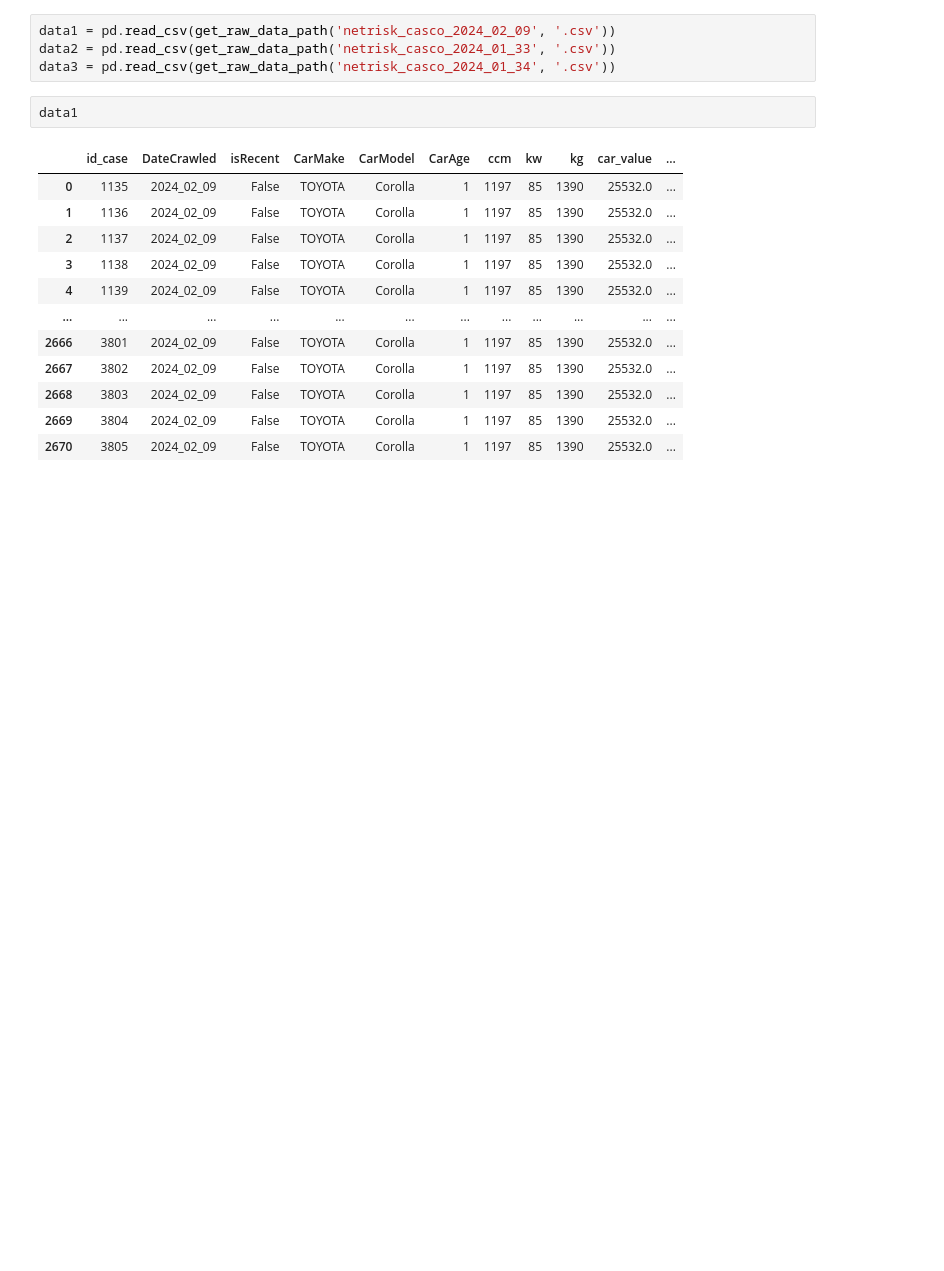
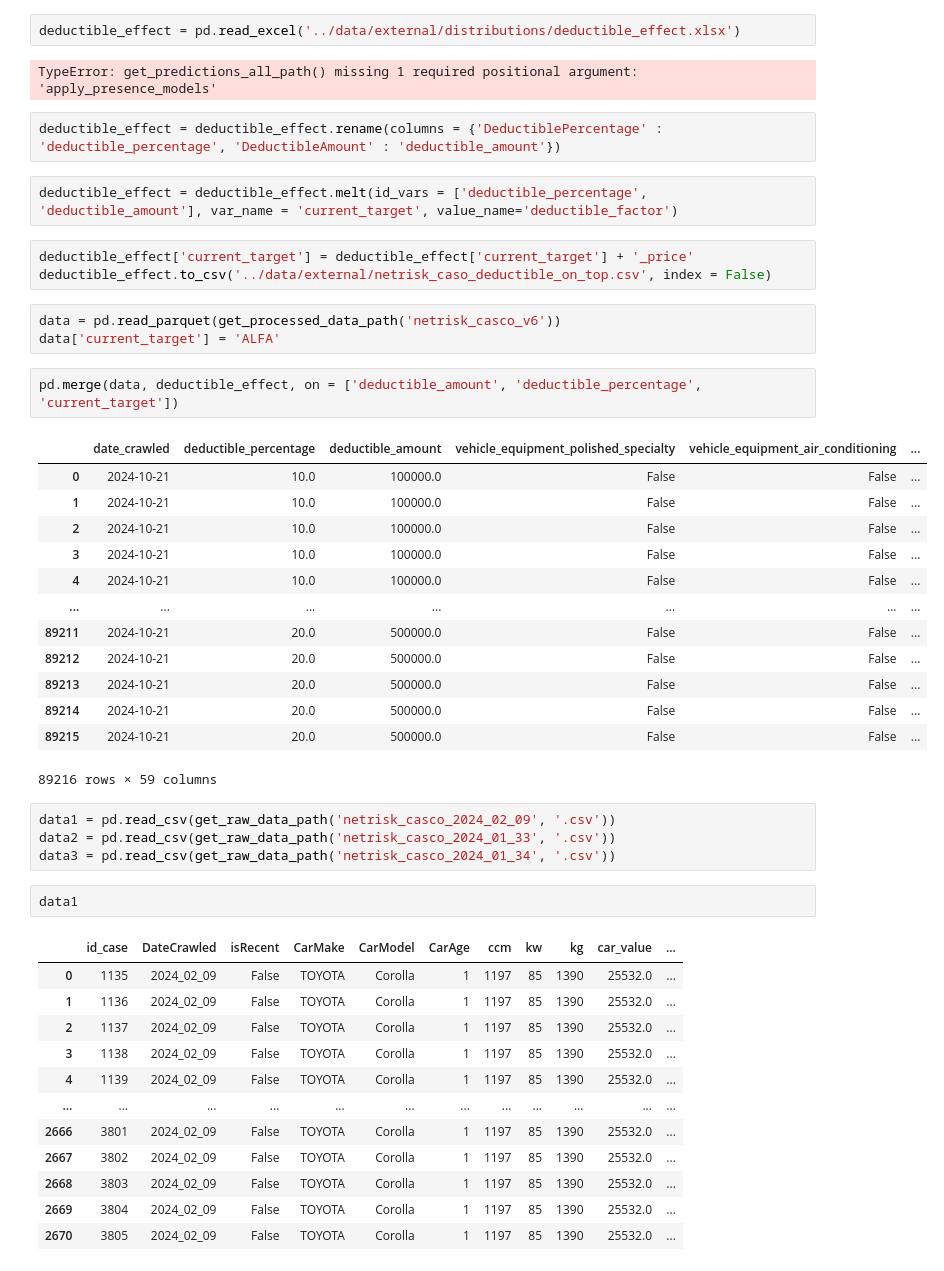
Before and after one commit to asdasde/market_models, a Jupyter notebook: notebooks/9_presence_testing.ipynb, the cells around one changed output. Saved outputs shown, nothing was run; the diff lists cells and outputs as text; blank space fills up the shorter version.

```diff
--- a/notebooks/9_presence_testing.ipynb
+++ b/notebooks/9_presence_testing.ipynb
@@ -9,3 +17,33 @@ import pandas as pd
+# %%
+deductible_effect = pd.read_excel('../data/external/distributions/deductible_effect.xlsx')
+# %% [output]
+TypeError: get_predictions_all_path() missing 1 required positional argument: 'apply_presence_models'
+# %%
+deductible_effect = deductible_effect.rename(columns = {'DeductiblePercentage' : 'deductible_percentage', 'DeductibleAmount' : 'deductible_amount'})
+# %%
+deductible_effect = deductible_effect.melt(id_vars = ['deductible_percentage', 'deductible_amount'], var_name = 'current_target', value_name='deductible_factor')
+# %%
+deductible_effect['current_target'] = deductible_effect['current_target'] + '_price'
+deductible_effect.to_csv('../data/external/netrisk_caso_deductible_on_top.csv', index = False)
+# %%
+data = pd.read_parquet(get_processed_data_path('netrisk_casco_v6'))
+data['current_target'] = 'ALFA'
+# %%
+pd.merge(data, deductible_effect, on = ['deductible_amount', 'deductible_percentage', 'current_target'])
+# %% [output]
+|  | date_crawled | deductible_percentage | deductible_amount | vehicle_equipment_polished_specialty | vehicle_equipment_air_conditioning | ... |
+| 0 | 2024-10-21 | 10.0 | 100000.0 | False | False | ... |
+| 1 | 2024-10-21 | 10.0 | 100000.0 | False | False | ... |
+| 2 | 2024-10-21 | 10.0 | 100000.0 | False | False | ... |
+| 3 | 2024-10-21 | 10.0 | 100000.0 | False | False | ... |
+| 4 | 2024-10-21 | 10.0 | 100000.0 | False | False | ... |
+| ... | ... | ... | ... | ... | ... | ... |
+| 89211 | 2024-10-21 | 20.0 | 500000.0 | False | False | ... |
+| 89212 | 2024-10-21 | 20.0 | 500000.0 | False | False | ... |
+| 89213 | 2024-10-21 | 20.0 | 500000.0 | False | False | ... |
+| 89214 | 2024-10-21 | 20.0 | 500000.0 | False | False | ... |
+| 89215 | 2024-10-21 | 20.0 | 500000.0 | False | False | ... |
+89216 rows × 59 columns
 # %%
 data1 = pd.read_csv(get_raw_data_path('netrisk_casco_2024_02_09', '.csv'))
 data2 = pd.read_csv(get_raw_data_path('netrisk_casco_2024_01_33', '.csv'))
```
Also changed, not shown: parts of 3 cells of this notebook, 5 other files.
